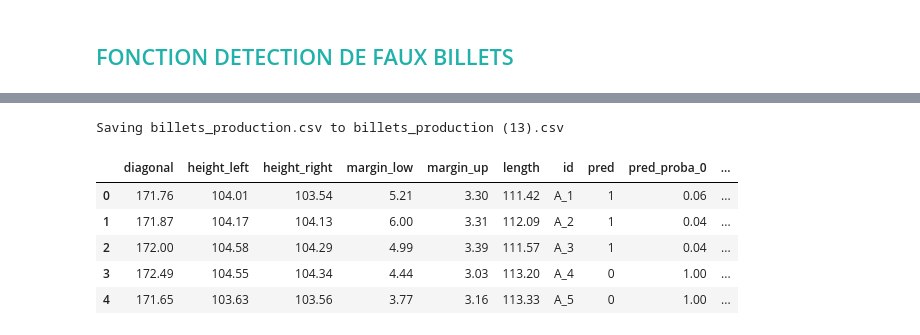
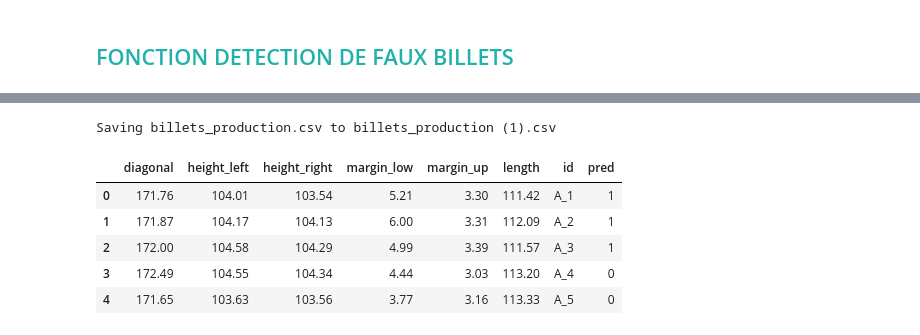
Before and after one commit to Randasabag/Detectez-des-faux-billets-avec-R-ou-Python, a Jupyter notebook: P10.ipynb, the cells around one changed output, grey strips where cells are left out. Cells and saved outputs as stored; diff of their text form; code cells hidden in the pictures.

```diff
--- a/P10.ipynb
+++ b/P10.ipynb
@@ -233,0 +257,4 @@ dtype: int64
+# %%
+#Régression Linéaire Multiple sur le dataframe des df_billets
+reg_multi = smf.ols('margin_low~diagonal+height_left+height_right+margin_up+length', data=df_billets_full).fit()
+print(reg_multi.summary())
@@ -233,0 +283,3 @@ dtype: int64
+# %%
+pred = reg_multi.predict(df_billets_null).round(2)  # Faire de prédiction sur le df des valeurs manquantes
+df_pred=pd.DataFrame(pred)
@@ -233,0 +296,2 @@ dtype: int64
+# %%
+df_billets['margin_low']=df_billets['margin_low'].fillna(pred)
@@ -916,8 +640,8 @@ df_billets_final[df_billets_final.isnull().any(axis=1)]
 # %% [markdown]
 ## <a name="C27"><font color='LightSeaGreen'>Création de X et y</font></a>
 # %%
-X = df_billets_final.drop('nature', axis=1)
-y = df_billets_final['nature']
+X = df_billets.drop('nature', axis=1)
+y = df_billets['nature']
 # %% [markdown]
 ## <a name="C27"><font color='LightSeaGreen'>Test train split</font></a>
 # %%
@@ -1521,13 +1245,13 @@ def detection_faux_billets(estimator) :
 
   return(df)
 # %%
-detection_faux_billets(logregop)
+detection_faux_billets(kmeans)
 # %% [output]
 [interactive output not drawn]
-Saving billets_production.csv to billets_production (13).csv
+Saving billets_production.csv to billets_production (1).csv
-|  | diagonal | height_left | height_right | margin_low | margin_up | length | id | pred | pred_proba_0 | ... |
-| 0 | 171.76 | 104.01 | 103.54 | 5.21 | 3.30 | 111.42 | A_1 | 1 | 0.06 | ... |
-| 1 | 171.87 | 104.17 | 104.13 | 6.00 | 3.31 | 112.09 | A_2 | 1 | 0.04 | ... |
-| 2 | 172.00 | 104.58 | 104.29 | 4.99 | 3.39 | 111.57 | A_3 | 1 | 0.04 | ... |
-| 3 | 172.49 | 104.55 | 104.34 | 4.44 | 3.03 | 113.20 | A_4 | 0 | 1.00 | ... |
-| 4 | 171.65 | 103.63 | 103.56 | 3.77 | 3.16 | 113.33 | A_5 | 0 | 1.00 | ... |
+|  | diagonal | height_left | height_right | margin_low | margin_up | length | id | pred |
+| 0 | 171.76 | 104.01 | 103.54 | 5.21 | 3.30 | 111.42 | A_1 | 1 |
+| 1 | 171.87 | 104.17 | 104.13 | 6.00 | 3.31 | 112.09 | A_2 | 1 |
+| 2 | 172.00 | 104.58 | 104.29 | 4.99 | 3.39 | 111.57 | A_3 | 1 |
+| 3 | 172.49 | 104.55 | 104.34 | 4.44 | 3.03 | 113.20 | A_4 | 0 |
+| 4 | 171.65 | 103.63 | 103.56 | 3.77 | 3.16 | 113.33 | A_5 | 0 |
```
Also changed, not shown: parts of 68 cells of this notebook.
